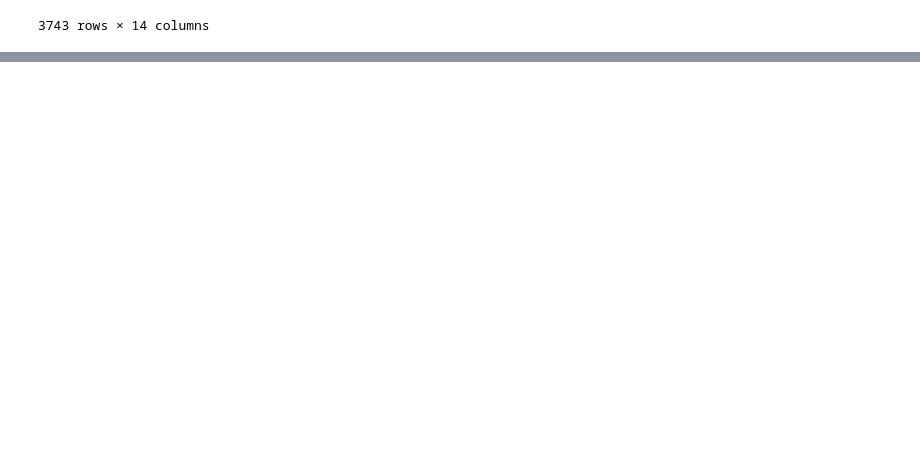
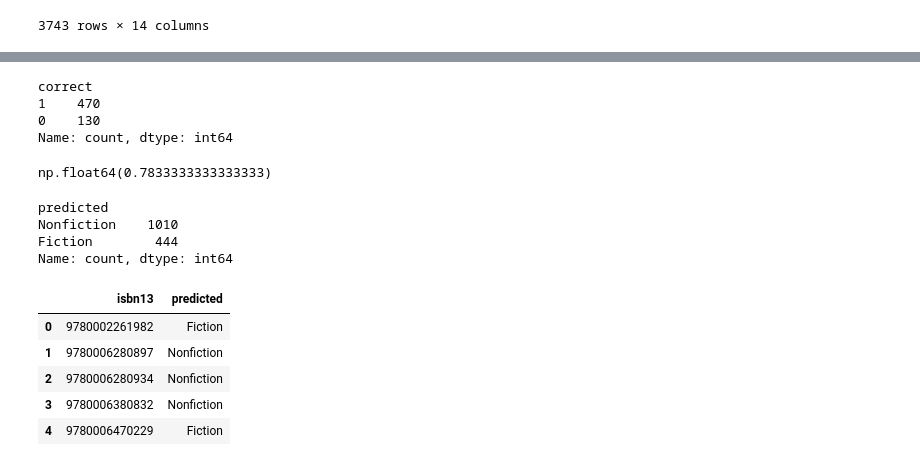
Before and after one commit to AHMED000Z/book-recommender-system, a Jupyter notebook: text_classification.ipynb, the cells around one changed output, grey strips where cells are left out. Drawn from its saved outputs; the diff is of its cells as text; code cells hidden in the pictures; blank space fills up the shorter version.

Commit message:
Finished Zero shot classification model

```diff
--- a/text_classification.ipynb
+++ b/text_classification.ipynb
@@ -93,0 +131,14 @@ KeyboardInterrupt:
+# %%
+# Making a dataframe to test the accuracy of the model
+from tqdm import tqdm
+actual_cats=[]
+predicted_cats=[]
+for i in tqdm(range(0,300)):
+    sequence=books.loc[books['simplified_categories']=='Fiction','description'].reset_index(drop=True)[i]
+    predicted_cats.append(generate_prediction(sequence,fiction_categories))
+    actual_cats.append('Fiction')
+
+for i in tqdm(range(0,300)):
+    sequence=books.loc[books['simplified_categories']=='Nonfiction','description'].reset_index(drop=True)[i]
+    predicted_cats.append(generate_prediction(sequence,fiction_categories))
+    actual_cats.append('Nonfiction')
@@ -93,0 +149,41 @@ KeyboardInterrupt:
+# %%
+predictions_df = pd.DataFrame({'actual':actual_cats,'predicted':predicted_cats})
+predictions_df['correct'] = np.where(predictions_df['actual'] == predictions_df['predicted'], 1, 0)
+predictions_df['correct'].value_counts()
+# %% [output]
+correct
+1    470
+0    130
+Name: count, dtype: int64
+# %%
+# calculate accuracy
+predictions_df['correct'].sum() / len(predictions_df)
+# not a really good model, but not bad either
+# %% [output]
+np.float64(0.7833333333333333)
+# %%
+isbns=[]
+predicted_cats=[]
+missing_cats=books.loc[books['simplified_categories'].isna(),['isbn13','description']].reset_index(drop=True)
+# %%
+for i in tqdm(range(0,len(missing_cats))):
+    sequence=missing_cats['description'][i]
+    isbns.append(missing_cats['isbn13'][i])
+    predicted_cats.append(generate_prediction(sequence,fiction_categories))
+# %%
+missing_predicted_df=pd.DataFrame({'isbn13':isbns,'predicted':predicted_cats})
+missing_predicted_df['predicted'].value_counts()
+# %% [output]
+predicted
+Nonfiction    1010
+Fiction        444
+Name: count, dtype: int64
+# %%
+missing_predicted_df.head()
+# %% [output]
+|  | isbn13 | predicted |
+| 0 | 9780002261982 | Fiction |
+| 1 | 9780006280897 | Nonfiction |
+| 2 | 9780006280934 | Nonfiction |
+| 3 | 9780006380832 | Nonfiction |
+| 4 | 9780006470229 | Fiction |
```
Also changed, not shown: parts of 11 cells of this notebook, 1 other file.
